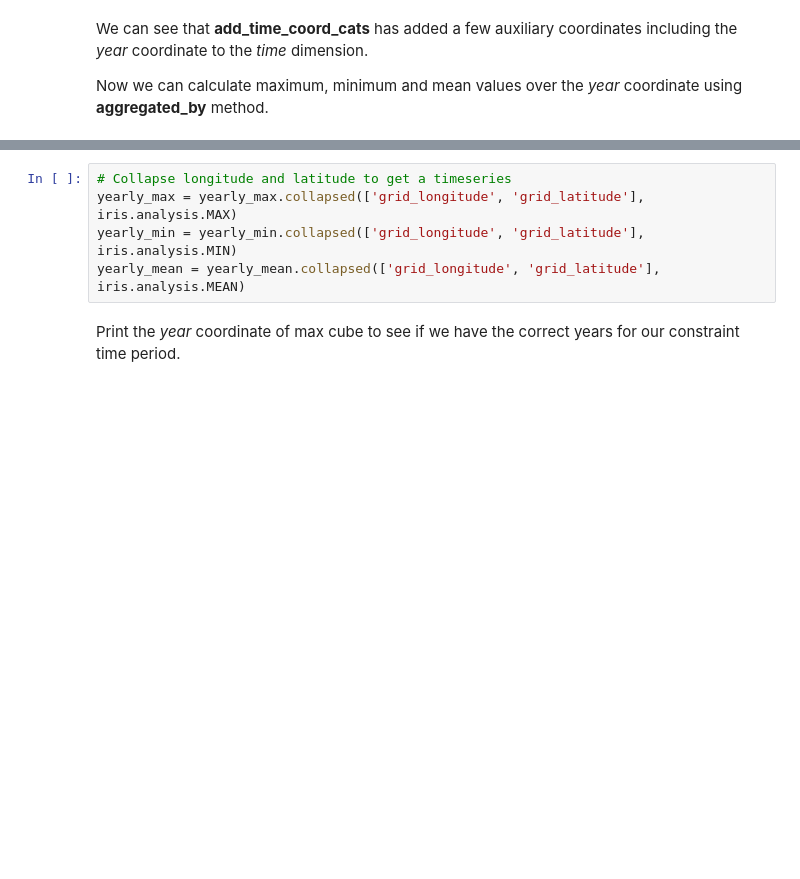
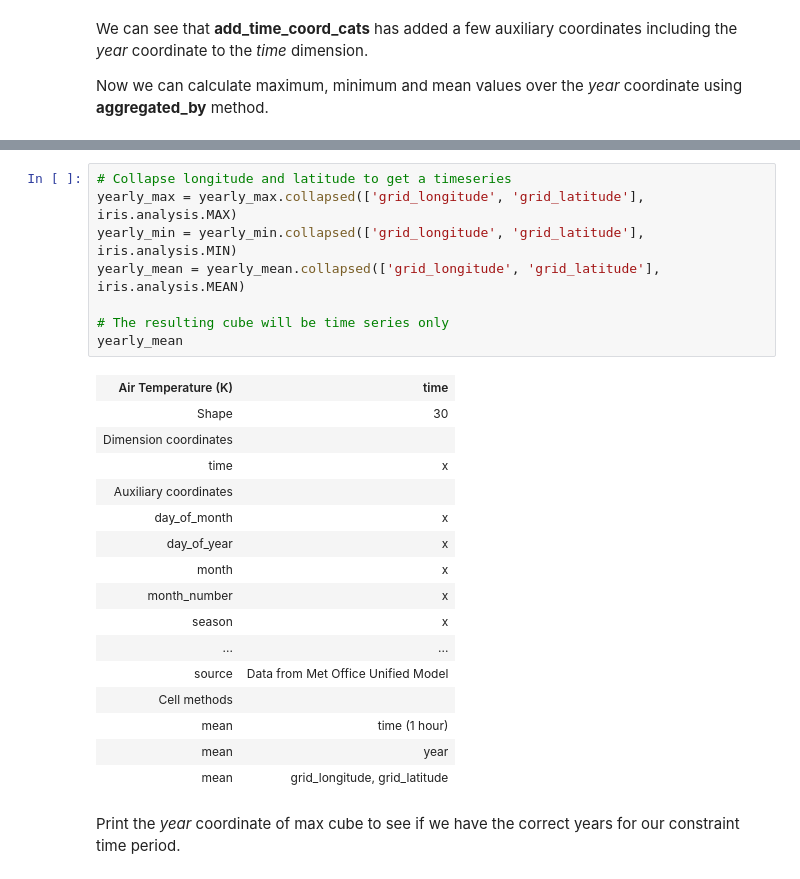
Before and after one commit to MetOffice/PyPRECIS, a Jupyter notebook: notebooks/CSSP_20CRDS_Tutorials/tutorial_3_basic_analysis.ipynb, the cells around one changed output, grey strips where cells are left out. Saved outputs shown, nothing was run; the diff lists cells and outputs as text; blank space fills up the shorter version.

```diff
--- a/notebooks/CSSP_20CRDS_Tutorials/tutorial_3_basic_analysis.ipynb
+++ b/notebooks/CSSP_20CRDS_Tutorials/tutorial_3_basic_analysis.ipynb
@@ -196,8 +252,28 @@ yearly_mean = mean_cube.aggregated_by(['year'], iris.analysis.MEAN)
 # %%
 # Collapse longitude and latitude to get a timeseries
 yearly_max = yearly_max.collapsed(['grid_longitude', 'grid_latitude'], iris.analysis.MAX)
 yearly_min = yearly_min.collapsed(['grid_longitude', 'grid_latitude'], iris.analysis.MIN)
 yearly_mean = yearly_mean.collapsed(['grid_longitude', 'grid_latitude'], iris.analysis.MEAN)
+
+# The resulting cube will be time series only
+yearly_mean
+# %% [output]
+| Air Temperature (K) | time |
+| Shape | 30 |
+| Dimension coordinates |  |
+| time | x |
+| Auxiliary coordinates |  |
+| day_of_month | x |
+| day_of_year | x |
+| month | x |
+| month_number | x |
+| season | x |
+| ... | ... |
+| source | Data from Met Office Unified Model |
+| Cell methods |  |
+| mean | time (1 hour) |
+| mean | year |
+| mean | grid_longitude, grid_latitude |
 # %% [markdown]
 Print the *year* coordinate of max cube to see if we have the correct years for our constraint time period.
 # %%
```
Also changed, not shown: parts of 8 cells of this notebook.
